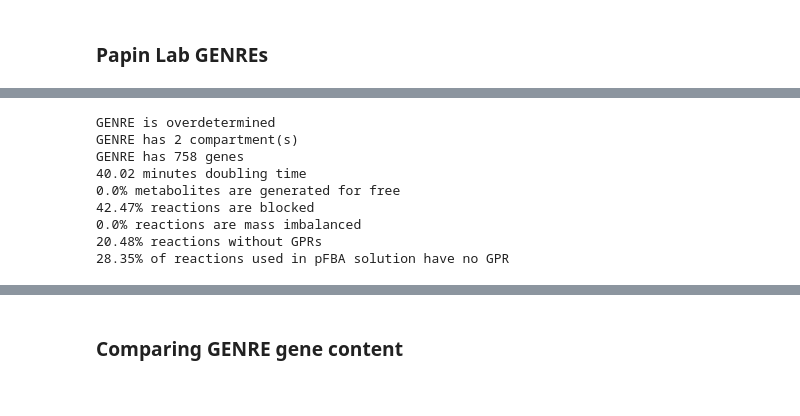
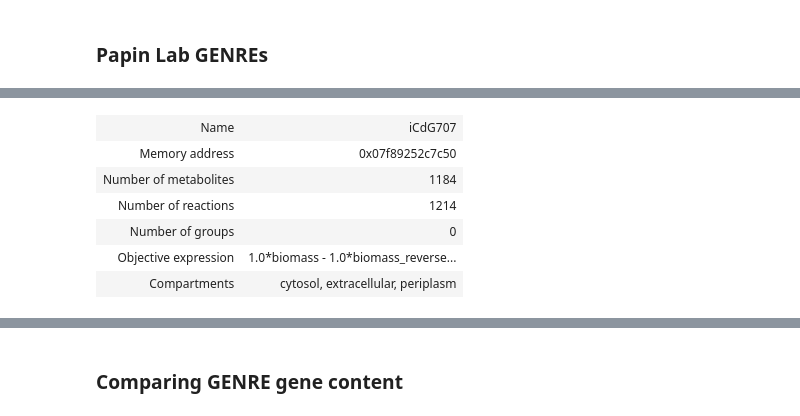
Before and after one commit to csbl/Jenior_CdifficileGENRE_2021, a Jupyter notebook: notebooks/Comparing C. difficile GENREs.ipynb, the cells around one changed output, grey strips where cells are left out. Saved outputs shown, nothing was run; the diff lists cells and outputs as text; code cells hidden in the pictures.

```diff
--- a/notebooks/Comparing C. difficile GENREs.ipynb
+++ b/notebooks/Comparing C. difficile GENREs.ipynb
@@ -377,3 +554,3 @@ No elemental data associated with metabolites!
 # %%
-iCdG791 = read_model('/home/mjenior/Desktop/repos/Jenior_Cdifficile_2019/data/reconstructions/iCdG791.sbml')
-iCdR758 = read_model('/home/mjenior/Desktop/repos/Jenior_Cdifficile_2019/data/reconstructions/iCdR758.sbml')
+iCdG707 = read_model('/home/mjenior/Desktop/repos/Jenior_Cdifficile_2019/data/reconstructions/iCdG707.sbml')
+iCdR700 = read_model('/home/mjenior/Desktop/repos/Jenior_Cdifficile_2019/data/reconstructions/iCdR700.sbml')
@@ -416,16 +557,10 @@ iCdR758
-# %%
-basicCheck(iCdR758)
-iCdR758_free = checkFreeMass(iCdR758, cytosol='cytosol')
-iCdR758_noGPRblocked = blockedReactions(iCdR758)
-iCdR758_massImbal = checkBalance(iCdR758, exclude=['biomass','dna_rxn','rna_rxn','protein_rxn','peptidoglycan_rxn','lipid_rxn','cofactor_rxn','teichoicacid_rxn'])
-iCdR758_nogene = missingGPR(iCdR758, exclude=['biomass'])
-# %% [output]
-GENRE is overdetermined
-GENRE has 2 compartment(s)
-GENRE has 758 genes
-40.02 minutes doubling time
-0.0% metabolites are generated for free
-42.47% reactions are blocked
-0.0% reactions are mass imbalanced
-20.48% reactions without GPRs
-28.35% of reactions used in pFBA solution have no GPR
+# %%
+iCdG707
+# %% [output]
+| Name | iCdG707 |
+| Memory address | 0x07f89252c7c50 |
+| Number of metabolites | 1184 |
+| Number of reactions | 1214 |
+| Number of groups | 0 |
+| Objective expression | 1.0*biomass - 1.0*biomass_reverse... |
+| Compartments | cytosol, extracellular, periplasm |
```
Also changed, not shown: parts of 11 cells of this notebook, 35 other files.
